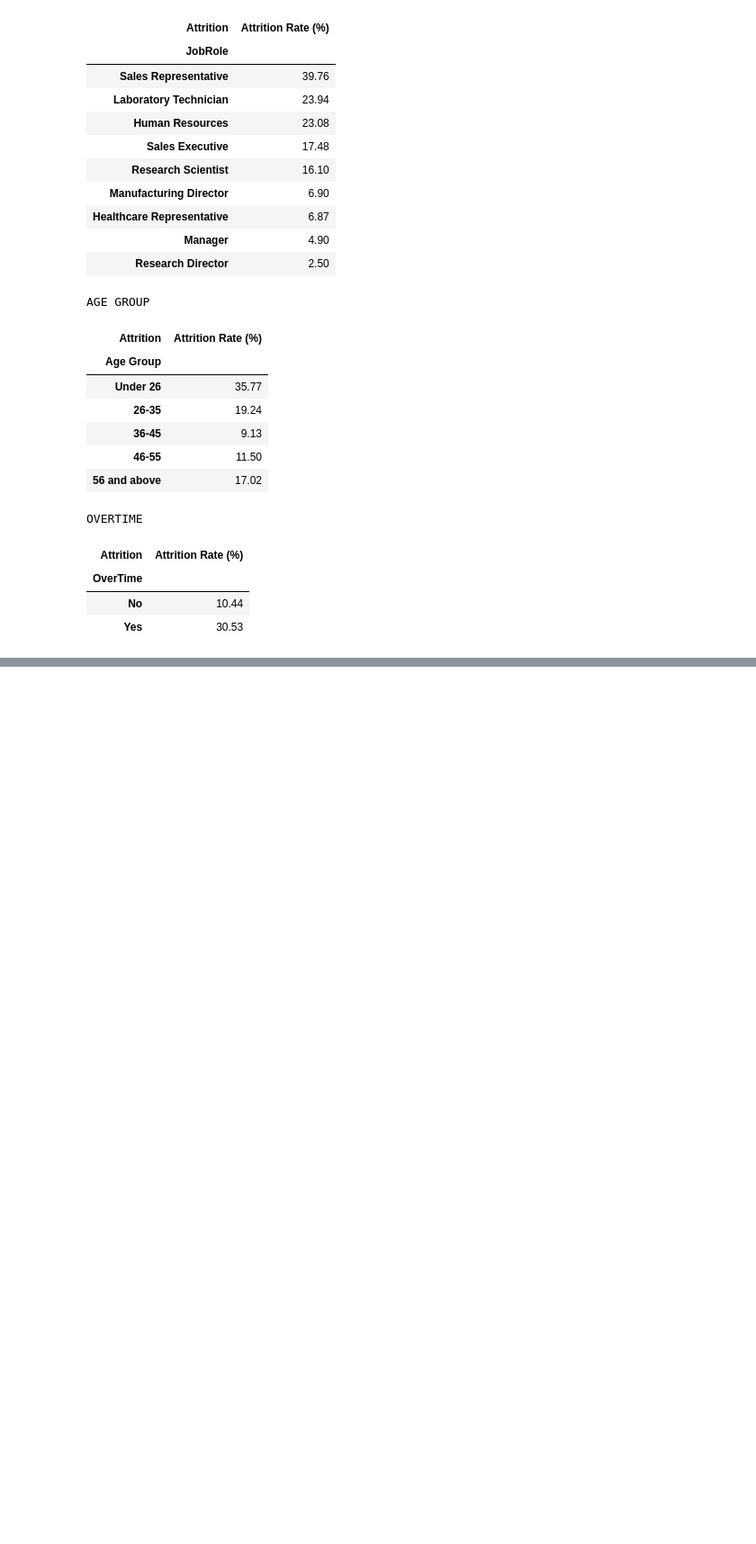
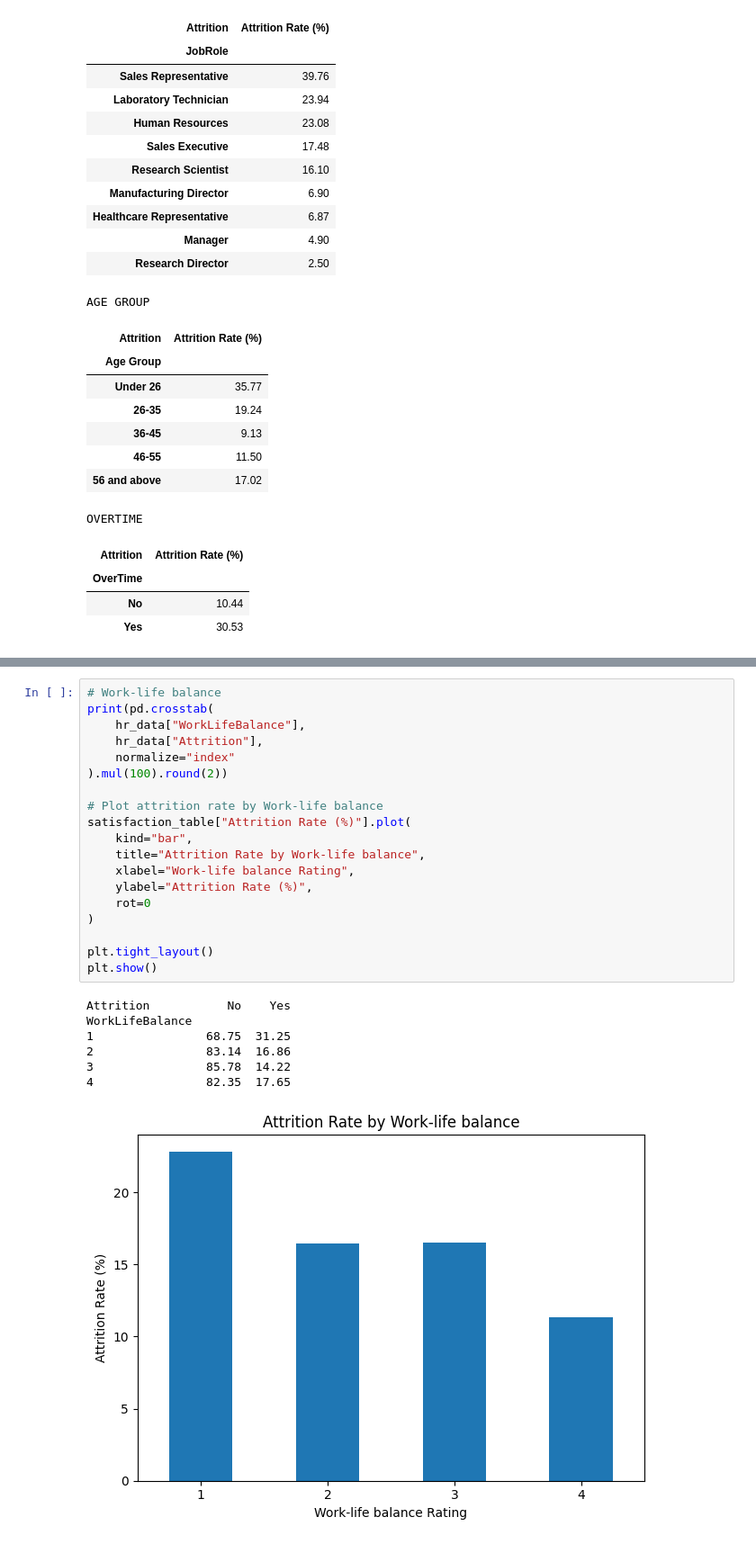
Before and after one commit to GJebres/LHUBCapstoneProject, a Jupyter notebook: CapstoneHRAnalytics.ipynb, the cells around one changed output, grey strips where cells are left out. Shown at 90% size. Saved outputs shown, nothing was run; the diff lists cells and outputs as text; blank space fills up the shorter version.

```diff
--- a/CapstoneHRAnalytics.ipynb
+++ b/CapstoneHRAnalytics.ipynb
@@ -483,0 +686,27 @@ OVERTIME
+# %%
+# Work-life balance
+print(pd.crosstab(
+    hr_data["WorkLifeBalance"],
+    hr_data["Attrition"],
+    normalize="index"
+).mul(100).round(2))
+
+# Plot attrition rate by Work-life balance
+satisfaction_table["Attrition Rate (%)"].plot(
+    kind="bar",
+    title="Attrition Rate by Work-life balance",
+    xlabel="Work-life balance Rating",
+    ylabel="Attrition Rate (%)",
+    rot=0
+)
+
+plt.tight_layout()
+plt.show()
+# %% [output]
+Attrition           No    Yes
+WorkLifeBalance
+1                68.75  31.25
+2                83.14  16.86
+3                85.78  14.22
+4                82.35  17.65
+[figure, added]
```
Also changed, not shown: parts of 14 cells of this notebook.
